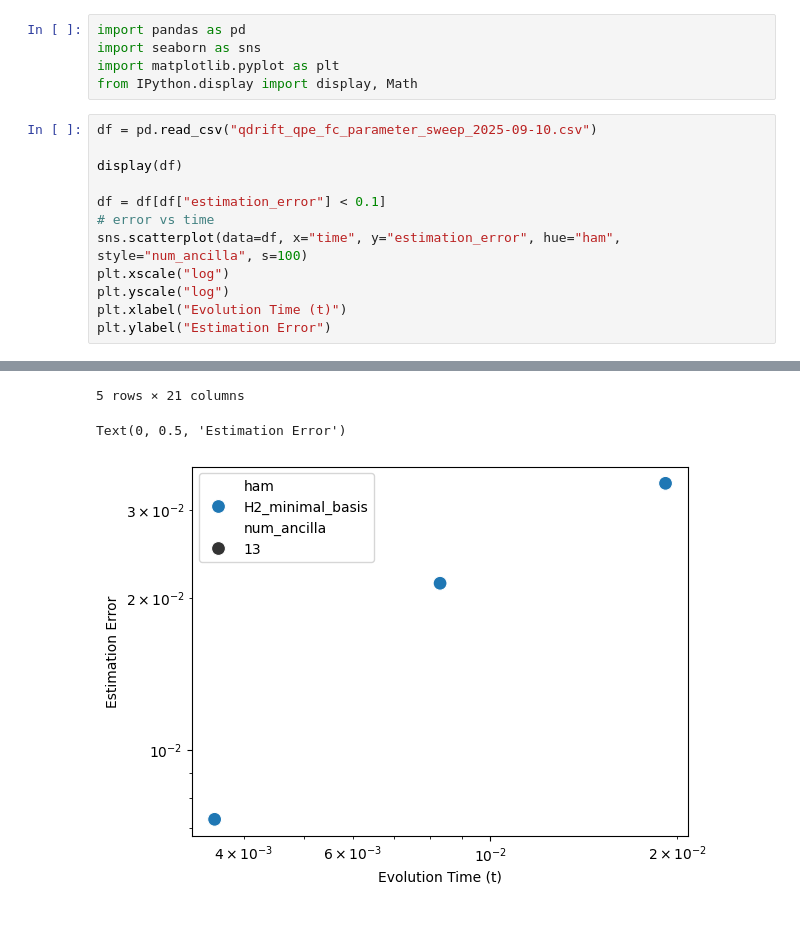
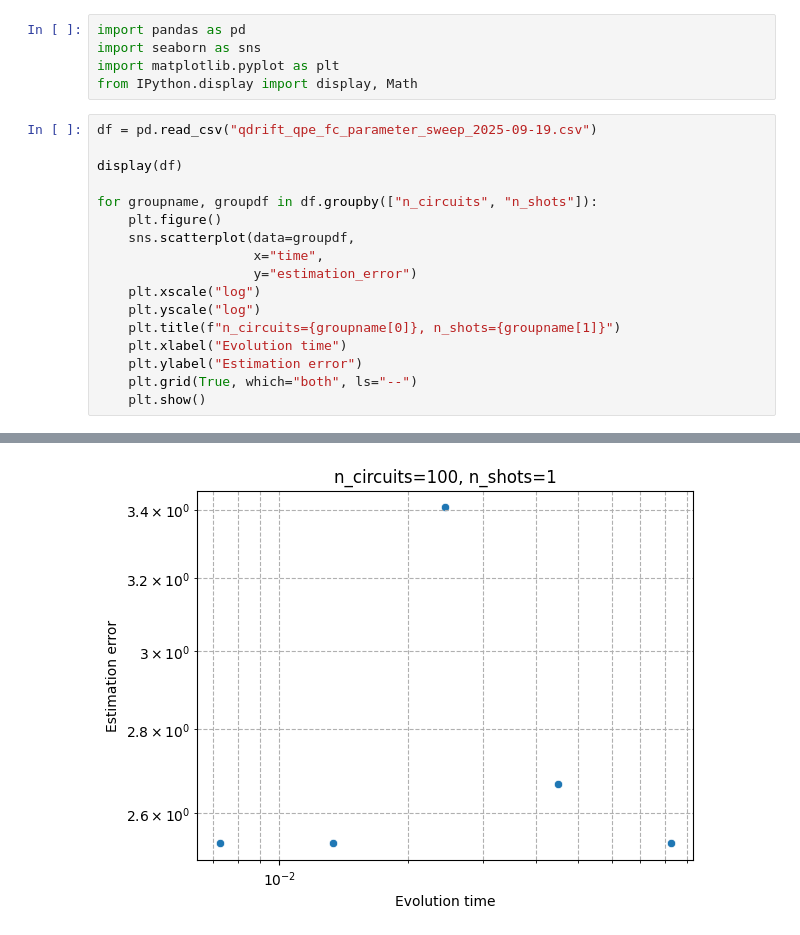
Before and after one commit to Rick0317/qDriftExtraPolation, a Jupyter notebook: src/parameter_sweep/quick_n_dirty_visualizations.ipynb, the cells around one changed output, grey strips where cells are left out. Drawn from its saved outputs; the diff is of its cells as text.

```diff
--- a/src/parameter_sweep/quick_n_dirty_visualizations.ipynb
+++ b/src/parameter_sweep/quick_n_dirty_visualizations.ipynb
@@ -4,15 +4,20 @@ import seaborn as sns
 import matplotlib.pyplot as plt
 from IPython.display import display, Math
 # %%
-df = pd.read_csv("qdrift_qpe_fc_parameter_sweep_2025-09-10.csv")
+df = pd.read_csv("qdrift_qpe_fc_parameter_sweep_2025-09-19.csv")
 
 display(df)
 
-df = df[df["estimation_error"] < 0.1]
-# error vs time
-sns.scatterplot(data=df, x="time", y="estimation_error", hue="ham", style="num_ancilla", s=100)
-plt.xscale("log")
-plt.yscale("log")
-plt.xlabel("Evolution Time (t)")
-plt.ylabel("Estimation Error")
+for groupname, groupdf in df.groupby(["n_circuits", "n_shots"]):
+    plt.figure()
+    sns.scatterplot(data=groupdf,
+                    x="time",
+                    y="estimation_error")
+    plt.xscale("log")
+    plt.yscale("log")
+    plt.title(f"n_circuits={groupname[0]}, n_shots={groupname[1]}")
+    plt.xlabel("Evolution time")
+    plt.ylabel("Estimation error")
+    plt.grid(True, which="both", ls="--")
+    plt.show()
 # %% [output]
@@ -25,3 +41 @@ plt.ylabel("Estimation Error")
-5 rows × 21 columns
-Text(0, 0.5, 'Estimation Error')
-[figure, old version]
+[figure, new version]
```
Also changed, not shown: parts of 1 cell of this notebook, 13 other files.
